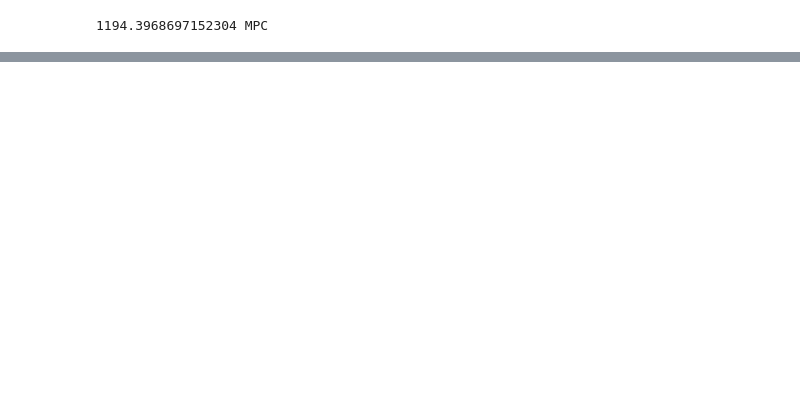
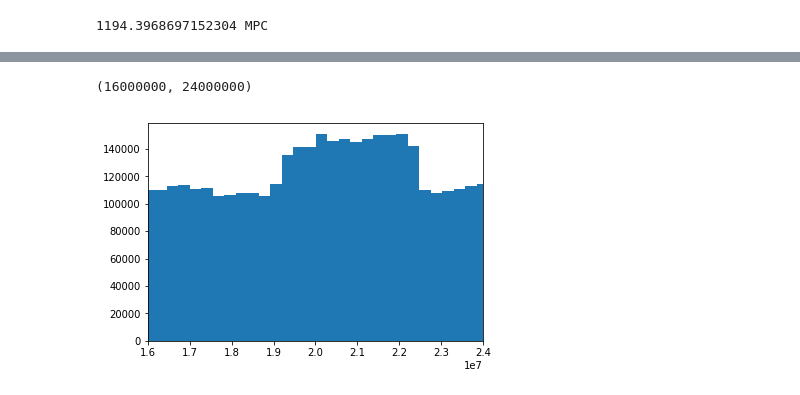
Before and after one commit to Benard117/AnacondaProjects, a Jupyter notebook: Redshift and Angle Histograms/Making the transition.ipynb, the cells around one changed output, grey strips where cells are left out. Saved outputs shown, nothing was run; the diff lists cells and outputs as text; code cells hidden in the pictures; blank space fills up the shorter version.

```diff
--- a/Redshift and Angle Histograms/Making the transition.ipynb
+++ b/Redshift and Angle Histograms/Making the transition.ipynb
@@ -138,0 +127,4 @@ for x in Halos[:,0]:
+# %%
+IDMostMassiveHalo = np.argmax(Halos[:,0])
+
+#np.argsor       orden de menor a mayor, ::-1 to reverse it
@@ -144,4 +142,13 @@ DistanceOfRS0dot3 = DistanceOfRS0dot3.value
 print(DistanceOfRS0dot3,"MPC")
 # %% [output]
 1194.3968697152304 MPC
+# %%
+#                             INTERPOLATION
+
+MPCMin = z_at_value(cosmo.comoving_distance, 0.001*u.Mpc)
+MPCMax = z_at_value(cosmo.comoving_distance, 3300*u.Mpc) # 1050 + 1200 + 1050, box + 0.3 RS + Shell (525 each side)
+RSgrid = np.linspace(MPCMin, MPCMax, 50000)
+MPCgrid = cosmo.comoving_distance(RSgrid)
+
+MPCtoRSInterpolation = interp1d(MPCgrid, RSgrid)                #scipy.interpolate.UnivariateSpline
 # %%
@@ -216,0 +257,2 @@ plt.hist(Cylinder, bins=20) #density=True
+# %%
+FinalVelocitys = const.c.value*(DMPBoxRSandA[:,0]-0.3)/(1.3)
@@ -216,0 +286,6 @@ plt.hist(Cylinder, bins=20) #density=True
+# %%
+plt.hist(FinalVelocitys, bins=500)
+plt.xlim(16000000, 24000000)
+# %% [output]
+(16000000, 24000000)
+[figure, added]
```
Also changed, not shown: parts of 20 cells of this notebook, 1 other file.
